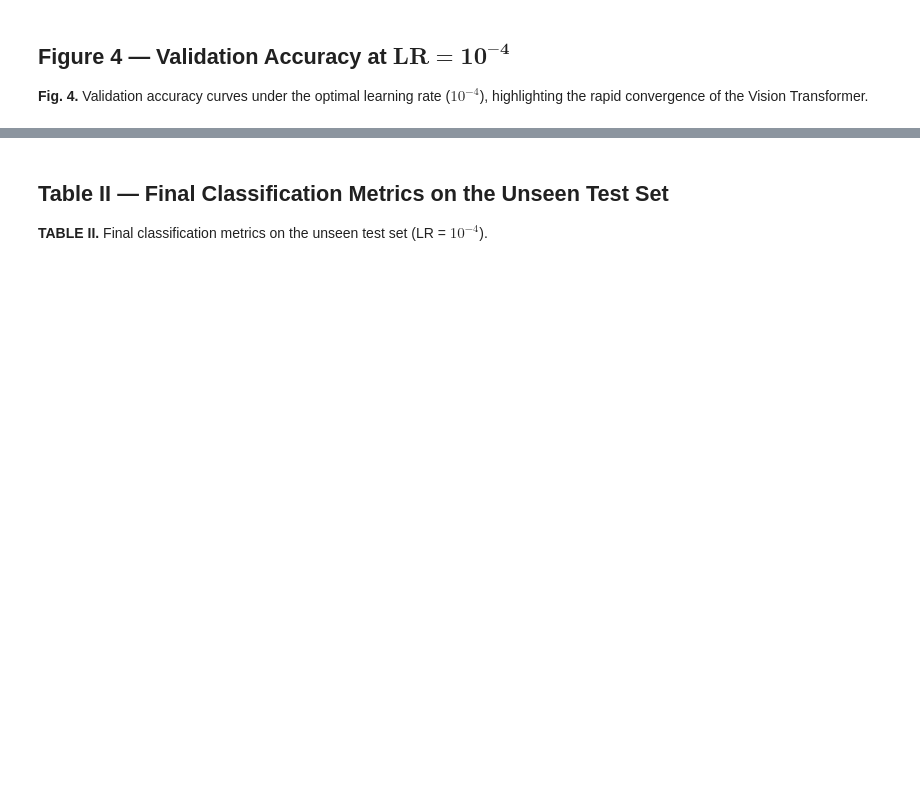
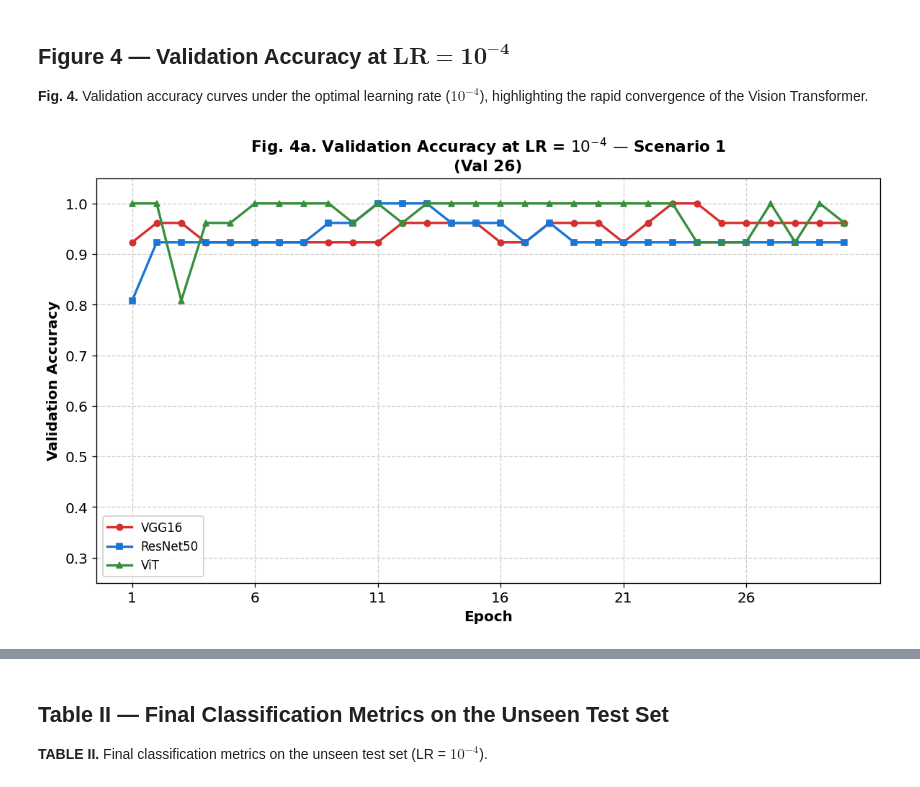
Before and after one commit to erlanggadewasakti/CT-Brain-Image-Classification, a Jupyter notebook: eda.ipynb, the cells around one changed output, grey strips where cells are left out. Saved outputs shown, nothing was run; the diff lists cells and outputs as text; code cells hidden in the pictures; blank space fills up the shorter version.

```diff
--- a/eda.ipynb
+++ b/eda.ipynb
@@ -111,34 +113,36 @@ vgg16_s1 = [0.9231, 0.9615, 0.9615, 0.9231, 0.9231, 0.9231,
             0.9615, 0.9615, 0.9615, 0.9231, 0.9231, 0.9615,
             0.9615, 0.9615, 0.9231, 0.9615, 1.0000, 1.0000,
             0.9615, 0.9615, 0.9615, 0.9615, 0.9615, 0.9615]
 
 resnet50_s1 = [0.8077, 0.9231, 0.9231, 0.9231, 0.9231, 0.9231,
                0.9231, 0.9231, 0.9615, 0.9615, 1.0000, 1.0000,
                1.0000, 0.9615, 0.9615, 0.9615, 0.9231, 0.9615,
                0.9231, 0.9231, 0.9231, 0.9231, 0.9231, 0.9231,
                0.9231, 0.9231, 0.9231, 0.9231, 0.9231, 0.9231]
 
 vit_s1 = [1.0000, 1.0000, 0.8077, 0.9615, 0.9615, 1.0000,
           1.0000, 1.0000, 1.0000, 0.9615, 1.0000, 0.9615,
           1.0000, 1.0000, 1.0000, 1.0000, 1.0000, 1.0000,
           1.0000, 1.0000, 1.0000, 1.0000, 1.0000, 0.9231,
           0.9231, 0.9231, 1.0000, 0.9231, 1.0000, 0.9615]
 
 fig, ax = plt.subplots(figsize=(10, 6))
 ax.plot(epochs, vgg16_s1, 'o-', color='#D32F2F', linewidth=2, markersize=5, label='VGG16')
 ax.plot(epochs, resnet50_s1, 's-', color='#1976D2', linewidth=2, markersize=5, label='ResNet50')
 ax.plot(epochs, vit_s1, '^-', color='#388E3C', linewidth=2, markersize=5, label='ViT')
 ax.set_xlabel('Epoch', fontweight='bold')
 ax.set_ylabel('Validation Accuracy', fontweight='bold')
-ax.set_title('Fig. 4a. Validation Accuracy at LR = $10^{-4}$ — Skenario 1\n(Val 26)', fontweight='bold')
+ax.set_title('Fig. 4a. Validation Accuracy at LR = $10^{-4}$ — Scenario 1\n(Val 26)', fontweight='bold')
 ax.legend(framealpha=0.9, loc='lower left')
 ax.grid(True, linestyle='--', alpha=0.6)
 ax.set_ylim(0.25, 1.05)
 ax.set_yticks(np.arange(0.3, 1.1, 0.1))
 ax.set_xticks(epochs[::5])
 plt.tight_layout()
 plt.savefig('fig4a_valacc_1e4_skenario1.png')
 plt.show()
+# %% [output]
+[figure, added]
 # %%
 # ==================== FIGURE 4 — SKENARIO 2 (Val 52) ====================
 epochs = np.arange(1, 31)
```
Also changed, not shown: parts of 7 cells of this notebook, 4 other files.
